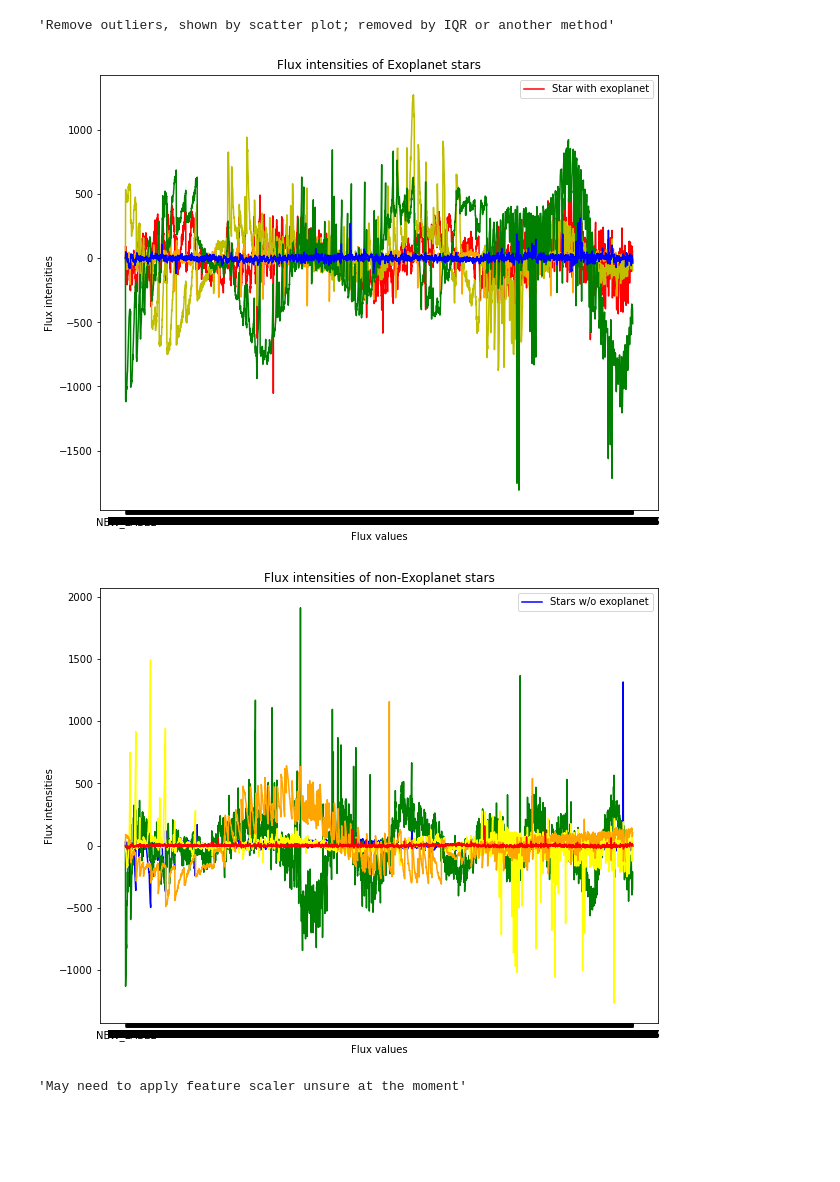
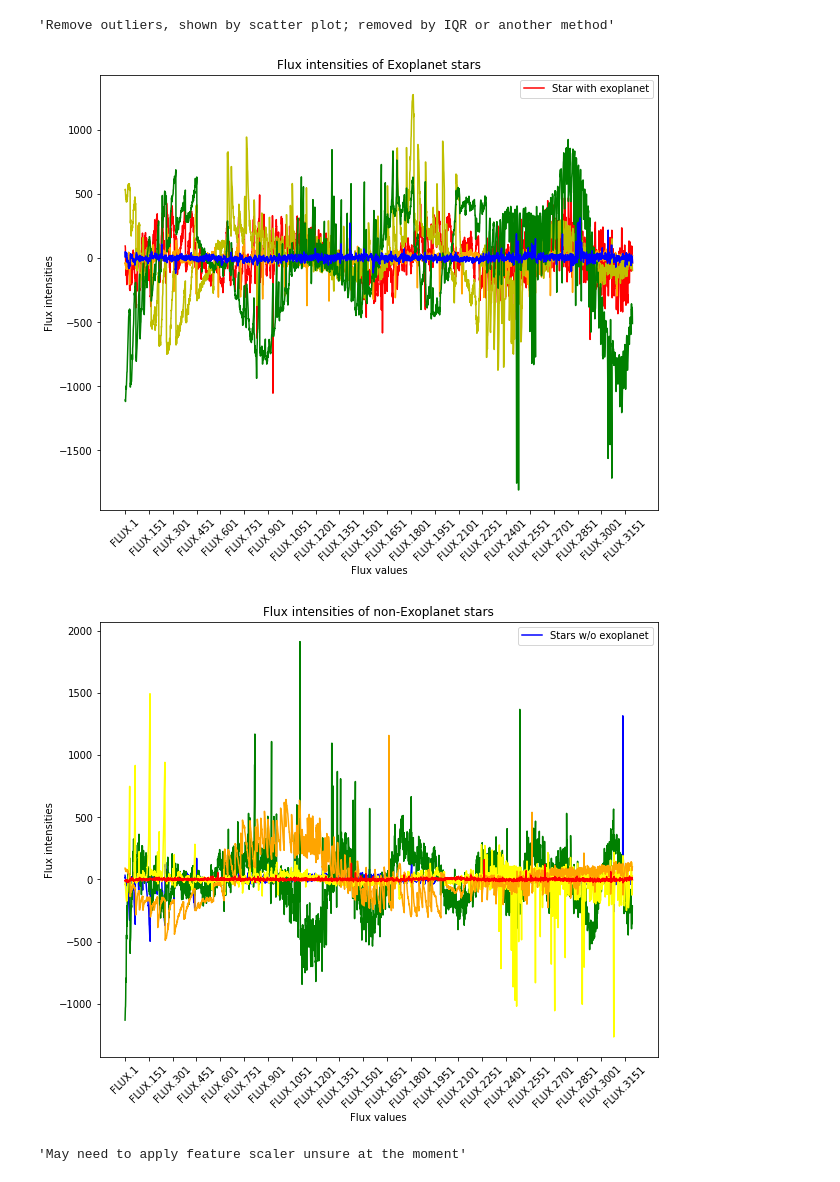
Before and after one commit to Shield94/CMSE202_Project, a Jupyter notebook: Semester Project.ipynb, the cells around one changed output. Drawn from its saved outputs; the diff is of its cells as text; code cells hidden in the pictures; blank space fills up the shorter version.

Commit message:
Modifing Graphs

```diff
--- a/Semester Project.ipynb
+++ b/Semester Project.ipynb
@@ -17,8 +17,8 @@ import seaborn as sns
 # %%
 '''Loading in the train and testing data sets from kaggle'''
 
-test_data = pd.read_csv('exoTrain.csv.zip')
-train_data = pd.read_csv('exoTrain.csv.zip')
+test_data = pd.read_csv('../exoTrain.csv')
+train_data = pd.read_csv('../exoTrain.csv')
 # %%
 '''The Labels are 2 for exoplanet and 1 for non exoplanet so we have to switch them to 2->1 and 1->0'''
 
@@ -68,40 +68,42 @@ train_data
 # %%
 '''Observing the intensity of flux values from training data of exoplanets vs non exoplanets 5 of each'''
 
 plt.figure(figsize = (10,8))
 plt.title('Flux intensities of Exoplanet stars')
 
 #Exoplanet ones
-plt.plot(train_data.iloc[0,], color = 'r', label = 'Star with exoplanet')
-plt.plot(train_data.iloc[1,], color = 'orange')
-plt.plot(train_data.iloc[2,], color = 'y')
-plt.plot(train_data.iloc[4,], color = 'g')
-plt.plot(train_data.iloc[6,], color = 'b')
+plt.plot(train_data.iloc[0,1:], color = 'r', label = 'Star with exoplanet')
+plt.plot(train_data.iloc[1,1:], color = 'orange')
+plt.plot(train_data.iloc[2,1:], color = 'y')
+plt.plot(train_data.iloc[4,1:], color = 'g')
+plt.plot(train_data.iloc[6,1:], color = 'b')
 
 plt.xlabel('Flux values')
 plt.ylabel('Flux intensities')
+plt.xticks(rotation = 45, ticks = np.arange(0,3197,150), size = 10)
 plt.legend()
 
 plt.show()
 # %% [output]
-[figure, old version]
+[figure, new version]
 # %%
 plt.figure(figsize = (10,8))
 plt.title('Flux intensities of non-Exoplanet stars')
 
-plt.plot(train_data.iloc[211,], color = 'b', label = 'Stars w/o exoplanet')
-plt.plot(train_data.iloc[200,], color = 'g')
-plt.plot(train_data.iloc[300,], color = 'yellow')
-plt.plot(train_data.iloc[400,], color = 'orange')
-plt.plot(train_data.iloc[500,], color = 'red')
+plt.plot(train_data.iloc[211,1:], color = 'b', label = 'Stars w/o exoplanet')
+plt.plot(train_data.iloc[200,1:], color = 'g')
+plt.plot(train_data.iloc[300,1:], color = 'yellow')
+plt.plot(train_data.iloc[400,1:], color = 'orange')
+plt.plot(train_data.iloc[500,1:], color = 'red')
 
 plt.xlabel('Flux values')
 plt.ylabel('Flux intensities')
+plt.xticks(rotation = 45, ticks = np.arange(0,3197,150), size = 10)
 plt.legend()
 
 plt.show()
 # %% [output]
-[figure, old version]
+[figure, new version]
 # %%
 '''Splitting the data into labels and features for both training and testing sets'''
 
```
